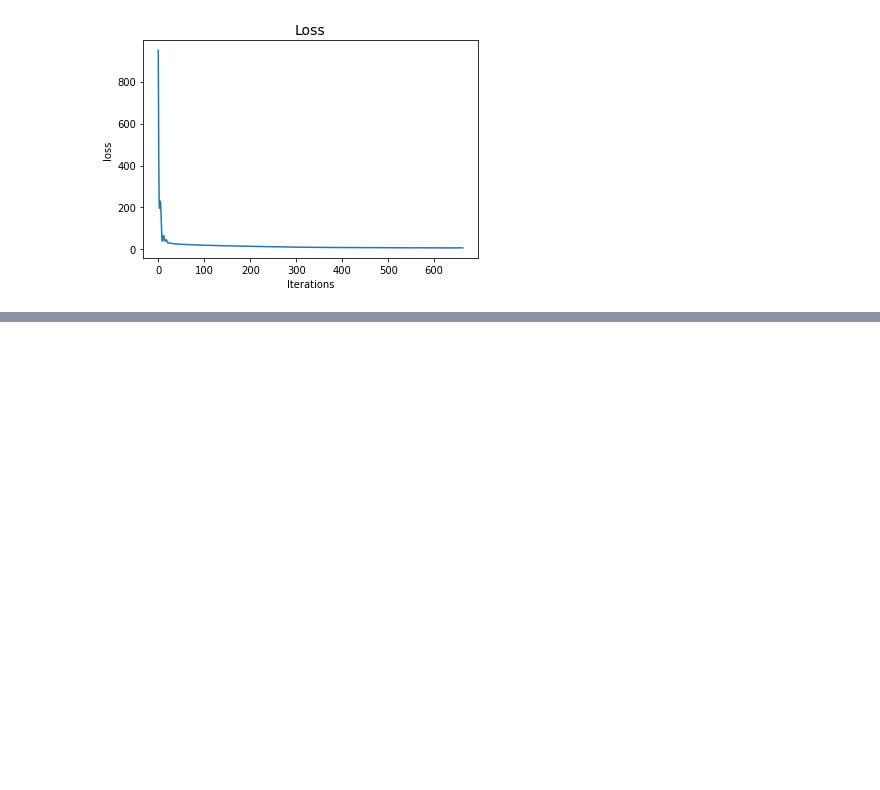
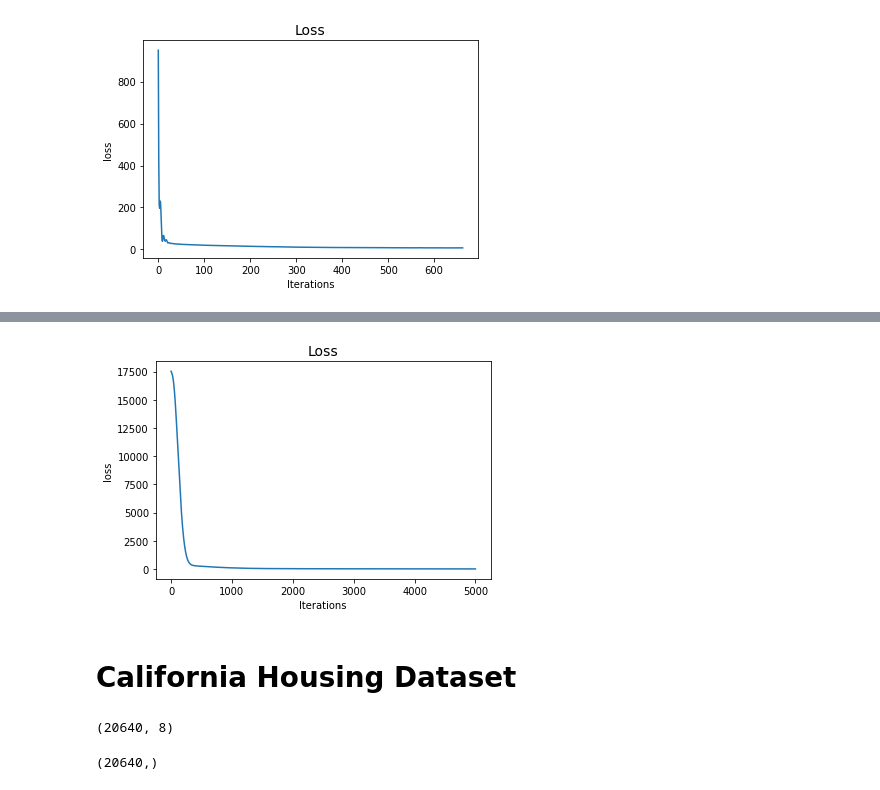
Before and after one commit to hxri/Deep-Learning-Lab, a Jupyter notebook: Experiment_8_MLP_Regression.ipynb, the cells around one changed output, grey strips where cells are left out. Cells and saved outputs as stored; diff of their text form; code cells hidden in the pictures; blank space fills up the shorter version.

```diff
--- a/Experiment_8_MLP_Regression.ipynb
+++ b/Experiment_8_MLP_Regression.ipynb
@@ -81,0 +172,10 @@ plt.show()
+# %%
+plt.plot(regr.loss_curve_)
+plt.title("Loss", fontsize=14)
+plt.xlabel('Iterations')
+plt.ylabel('loss')
+plt.show()
+# %% [output]
+[figure, added]
+# %% [markdown]
+# California Housing Dataset
@@ -81,0 +190,8 @@ plt.show()
+# %%
+data.shape
+# %% [output]
+(20640, 8)
+# %%
+target.shape
+# %% [output]
+(20640,)
```
Also changed, not shown: parts of 20 cells of this notebook.
